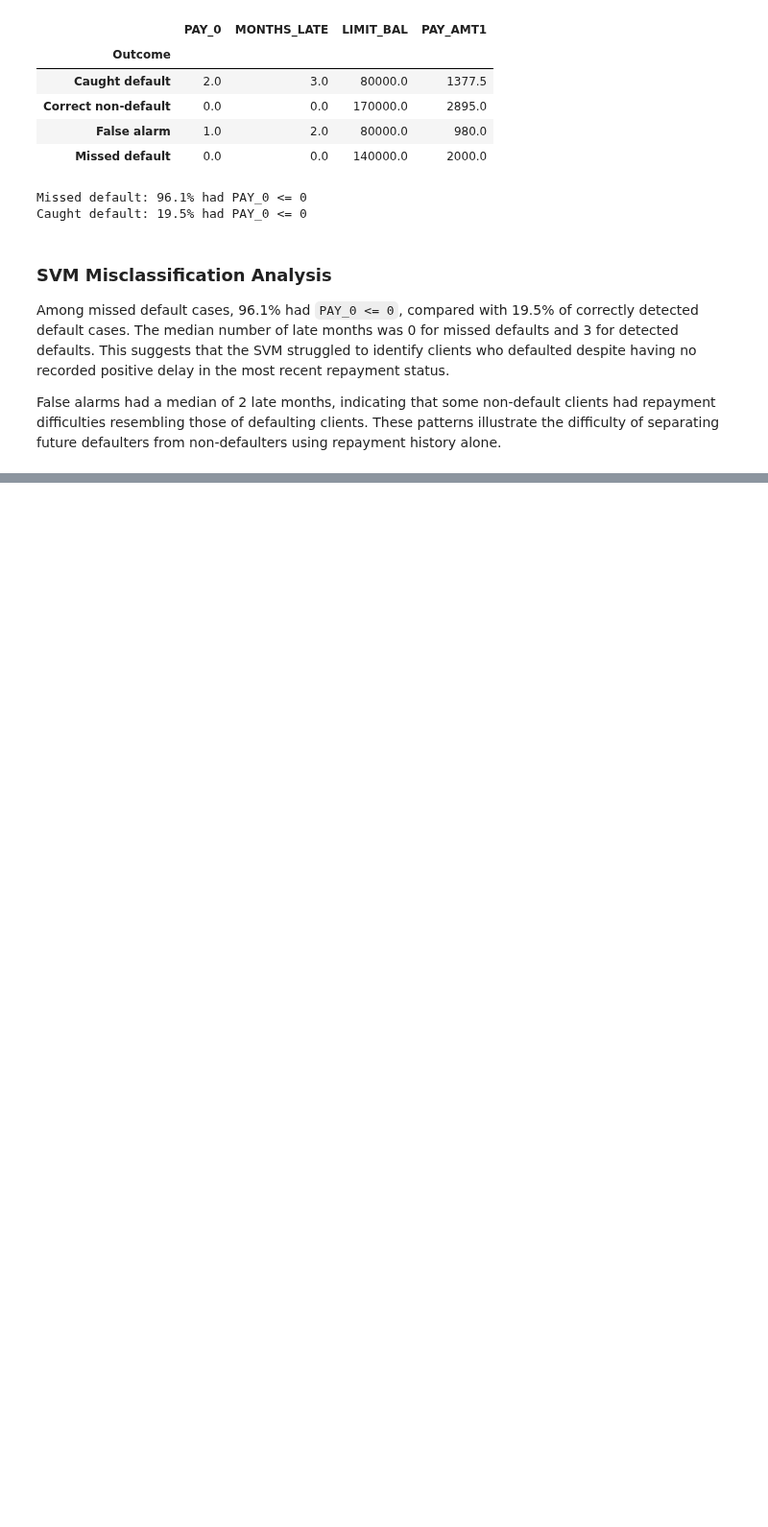
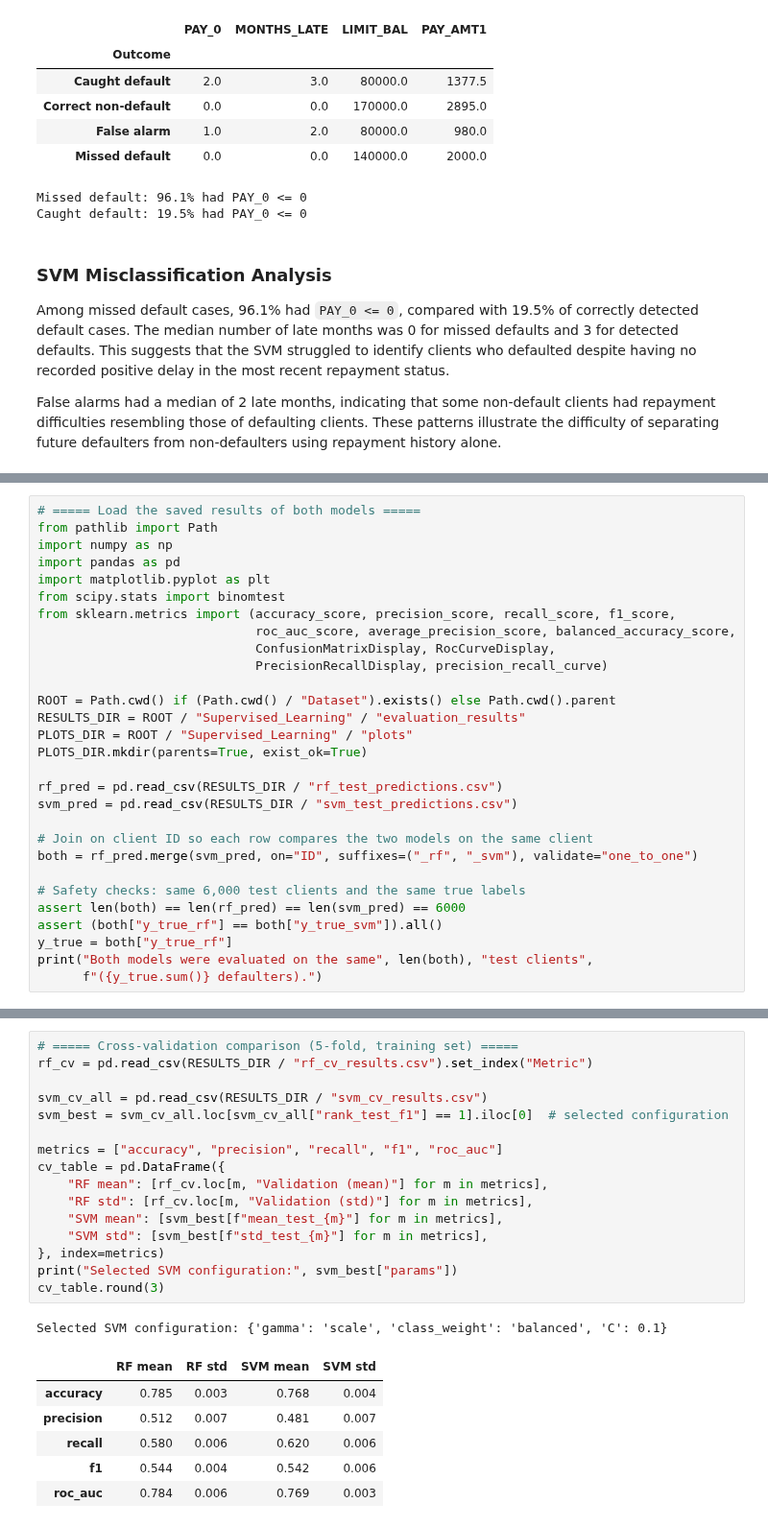
Before and after one commit to r-raghad/SWE485-Project-Group1, a Jupyter notebook: Phase1_Supervised_Learning.ipynb, the cells around one changed output, grey strips where cells are left out. Shown at 96% size. Cells and saved outputs as stored; diff of their text form; blank space fills up the shorter version.

```diff
--- a/Phase1_Supervised_Learning.ipynb
+++ b/Phase1_Supervised_Learning.ipynb
@@ -978,0 +982,29 @@ files.download(str(final_zip))
+# %%
+# ===== Load the saved results of both models =====
+from pathlib import Path
+import numpy as np
+import pandas as pd
+import matplotlib.pyplot as plt
+from scipy.stats import binomtest
+from sklearn.metrics import (accuracy_score, precision_score, recall_score, f1_score,
+                             roc_auc_score, average_precision_score, balanced_accuracy_score,
+                             ConfusionMatrixDisplay, RocCurveDisplay,
+                             PrecisionRecallDisplay, precision_recall_curve)
+
+ROOT = Path.cwd() if (Path.cwd() / "Dataset").exists() else Path.cwd().parent
+RESULTS_DIR = ROOT / "Supervised_Learning" / "evaluation_results"
+PLOTS_DIR = ROOT / "Supervised_Learning" / "plots"
+PLOTS_DIR.mkdir(parents=True, exist_ok=True)
+
+rf_pred = pd.read_csv(RESULTS_DIR / "rf_test_predictions.csv")
+svm_pred = pd.read_csv(RESULTS_DIR / "svm_test_predictions.csv")
+
+# Join on client ID so each row compares the two models on the same client
+both = rf_pred.merge(svm_pred, on="ID", suffixes=("_rf", "_svm"), validate="one_to_one")
+
+# Safety checks: same 6,000 test clients and the same true labels
+assert len(both) == len(rf_pred) == len(svm_pred) == 6000
+assert (both["y_true_rf"] == both["y_true_svm"]).all()
+y_true = both["y_true_rf"]
+print("Both models were evaluated on the same", len(both), "test clients",
+      f"({y_true.sum()} defaulters).")
@@ -978,0 +1050,24 @@ files.download(str(final_zip))
+# %%
+# ===== Cross-validation comparison (5-fold, training set) =====
+rf_cv = pd.read_csv(RESULTS_DIR / "rf_cv_results.csv").set_index("Metric")
+
+svm_cv_all = pd.read_csv(RESULTS_DIR / "svm_cv_results.csv")
+svm_best = svm_cv_all.loc[svm_cv_all["rank_test_f1"] == 1].iloc[0]  # selected configuration
+
+metrics = ["accuracy", "precision", "recall", "f1", "roc_auc"]
+cv_table = pd.DataFrame({
+    "RF mean": [rf_cv.loc[m, "Validation (mean)"] for m in metrics],
+    "RF std": [rf_cv.loc[m, "Validation (std)"] for m in metrics],
+    "SVM mean": [svm_best[f"mean_test_{m}"] for m in metrics],
+    "SVM std": [svm_best[f"std_test_{m}"] for m in metrics],
+}, index=metrics)
+print("Selected SVM configuration:", svm_best["params"])
+cv_table.round(3)
+# %% [output]
+Selected SVM configuration: {'gamma': 'scale', 'class_weight': 'balanced', 'C': 0.1}
+|  | RF mean | RF std | SVM mean | SVM std |
+| accuracy | 0.785 | 0.003 | 0.768 | 0.004 |
+| precision | 0.512 | 0.007 | 0.481 | 0.007 |
+| recall | 0.580 | 0.006 | 0.620 | 0.006 |
+| f1 | 0.544 | 0.004 | 0.542 | 0.006 |
+| roc_auc | 0.784 | 0.006 | 0.769 | 0.003 |
```
Also changed, not shown: parts of 15 cells of this notebook.
